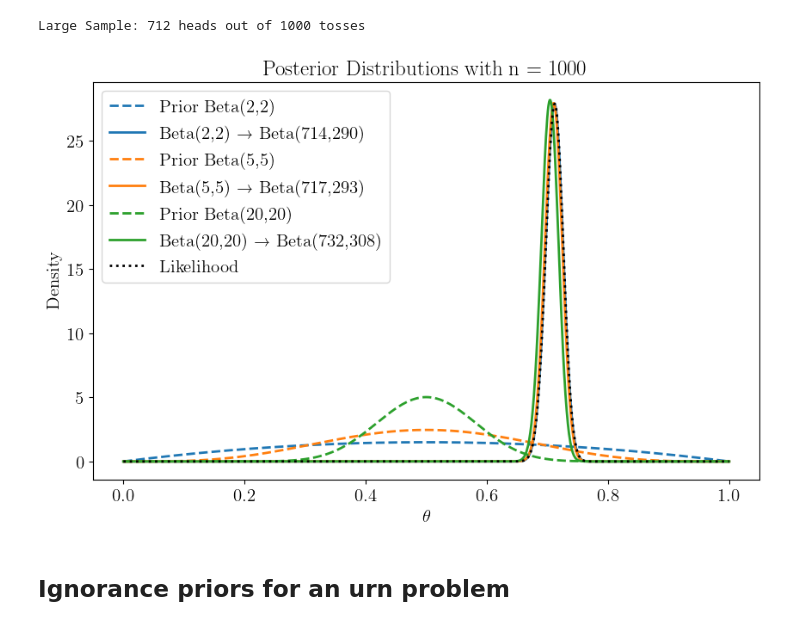
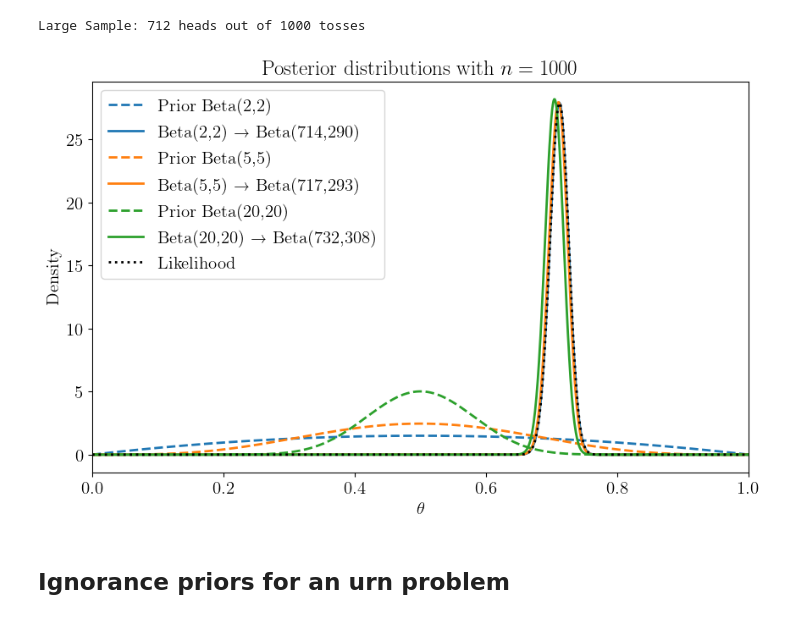
Before and after one commit to florent-leclercq/Bayes_InfoTheory, a Jupyter notebook: ProblemSet1.ipynb, the cells around one changed output. Cells and saved outputs as stored; diff of their text form; code cells hidden in the pictures.

```diff
--- a/ProblemSet1.ipynb
+++ b/ProblemSet1.ipynb
@@ -15,6 +15,8 @@ plt.rcParams.update({'text.usetex': True})
 plt.rcParams.update({'text.latex.preamble': r"\usepackage{amsmath}\usepackage{upgreek}"})
 plt.rcParams.update({'font.family': 'serif'})
 plt.rcParams.update({'font.size': 15})
+dir="./plots/ProblemSet1/"
+!mkdir -p $dir
 # %% [markdown]
 ## The dominance of the likelihood in Bayesian inference
 # %%
@@ -77,27 +82,30 @@ Large Sample: 712 heads out of 1000 tosses
 # %%
 # --- Plotting the Posterior Distributions ---
 plt.figure(figsize=(10, 6))
 
 for index, (label, (a, b)) in enumerate(priors.items()):
     # Posterior parameters: a_post = a + k, b_post = b + n - k
     a_post = a + k_large
     b_post = b + n_large - k_large
     prior_pdf = beta.pdf(theta_vals, a, b)
     posterior_pdf = beta.pdf(theta_vals, a_post, b_post)
     plt.plot(theta_vals, prior_pdf, ls="--", label=f"Prior {label}", color=f"C{index}")
     plt.plot(theta_vals, posterior_pdf, label=f"{label} → Beta({a_post},{b_post})", color=f"C{index}")
 
 likelihood_pdf = theta_vals**k_large * (1 - theta_vals)**(n_large - k_large)
 likelihood_pdf /= np.trapz(likelihood_pdf, theta_vals)
 plt.plot(theta_vals, likelihood_pdf, ls=":", label="Likelihood", color="black")
 
-plt.title("Posterior Distributions with n = 1000")
+plt.title("Posterior distributions with $n = 1000$")
+plt.xlim(0, 1)
 plt.xlabel(r"$\theta$")
 plt.ylabel("Density")
 plt.legend()
+plt.savefig(dir+'dominance_likelihood_1000.pdf',dpi=300,bbox_inches="tight",transparent=True)
+plt.savefig(dir+'dominance_likelihood_1000.png',dpi=100,bbox_inches="tight")
 plt.show()
 # %% [output]
-[figure, old version]
+[figure, new version]
 # %% [markdown]
 ## Ignorance priors for an urn problem
 # %%
```
Also changed, not shown: parts of 2 cells of this notebook, 2 other files.
